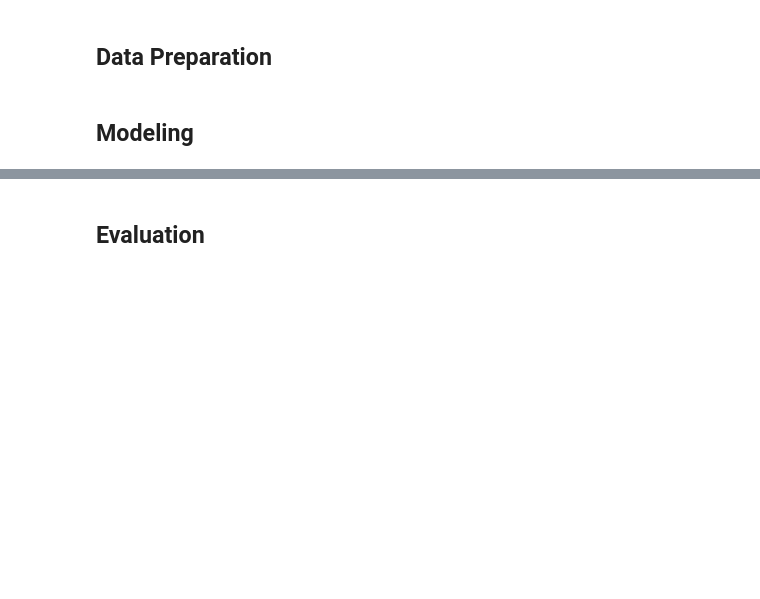
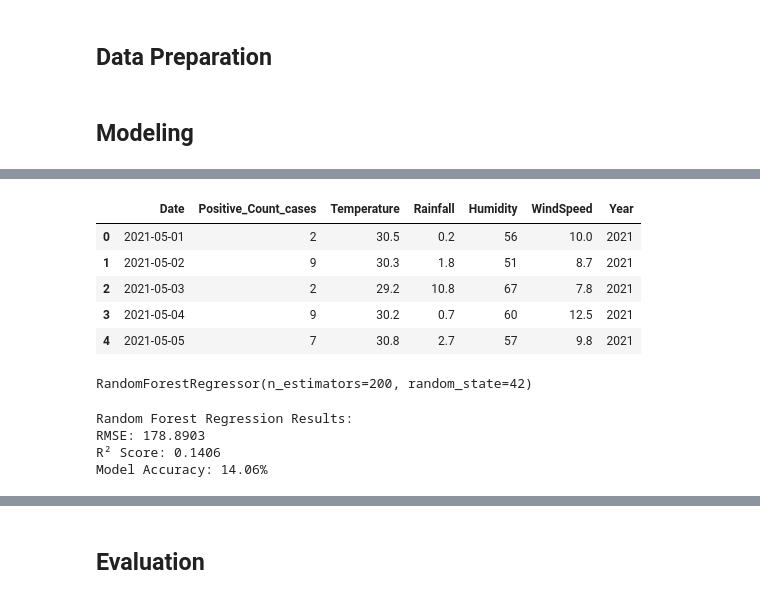
Before and after one commit to H-Rumenya/Malaria-Predictive-Model, a Jupyter notebook: Malaria_Predictive_Model.ipynb, the cells around one changed output, grey strips where cells are left out. Drawn from its saved outputs; the diff is of its cells as text; code cells hidden in the pictures; blank space fills up the shorter version.

```diff
--- a/Malaria_Predictive_Model.ipynb
+++ b/Malaria_Predictive_Model.ipynb
@@ -353,0 +366,12 @@ plt.show()
+# %%
+
+#loading our dataset
+data = merged_df
+data.head()
+# %% [output]
+|  | Date | Positive_Count_cases | Temperature | Rainfall | Humidity | WindSpeed | Year |
+| 0 | 2021-05-01 | 2 | 30.5 | 0.2 | 56 | 10.0 | 2021 |
+| 1 | 2021-05-02 | 9 | 30.3 | 1.8 | 51 | 8.7 | 2021 |
+| 2 | 2021-05-03 | 2 | 29.2 | 10.8 | 67 | 7.8 | 2021 |
+| 3 | 2021-05-04 | 9 | 30.2 | 0.7 | 60 | 12.5 | 2021 |
+| 4 | 2021-05-05 | 7 | 30.8 | 2.7 | 57 | 9.8 | 2021 |
@@ -353,0 +387,10 @@ plt.show()
+# %%
+#trainning random forest regressor
+rf = RandomForestRegressor(
+    n_estimators=200,   # number of trees
+    max_depth=None,     # no limit on tree depth
+    random_state=42
+)
+rf.fit(X_train, y_train)
+# %% [output]
+RandomForestRegressor(n_estimators=200, random_state=42)
@@ -353,0 +405,13 @@ plt.show()
+# %%
+#fetching results
+print("Random Forest Regression Results:")
+print(f"RMSE: {rmse:.4f}")
+print(f"R² Score: {r2:.4f}")
+
+accuracy = r2 * 100
+print(f"Model Accuracy: {accuracy:.2f}%")
+# %% [output]
+Random Forest Regression Results:
+RMSE: 178.8903
+R² Score: 0.1406
+Model Accuracy: 14.06%
```
Also changed, not shown: parts of 11 cells of this notebook.
